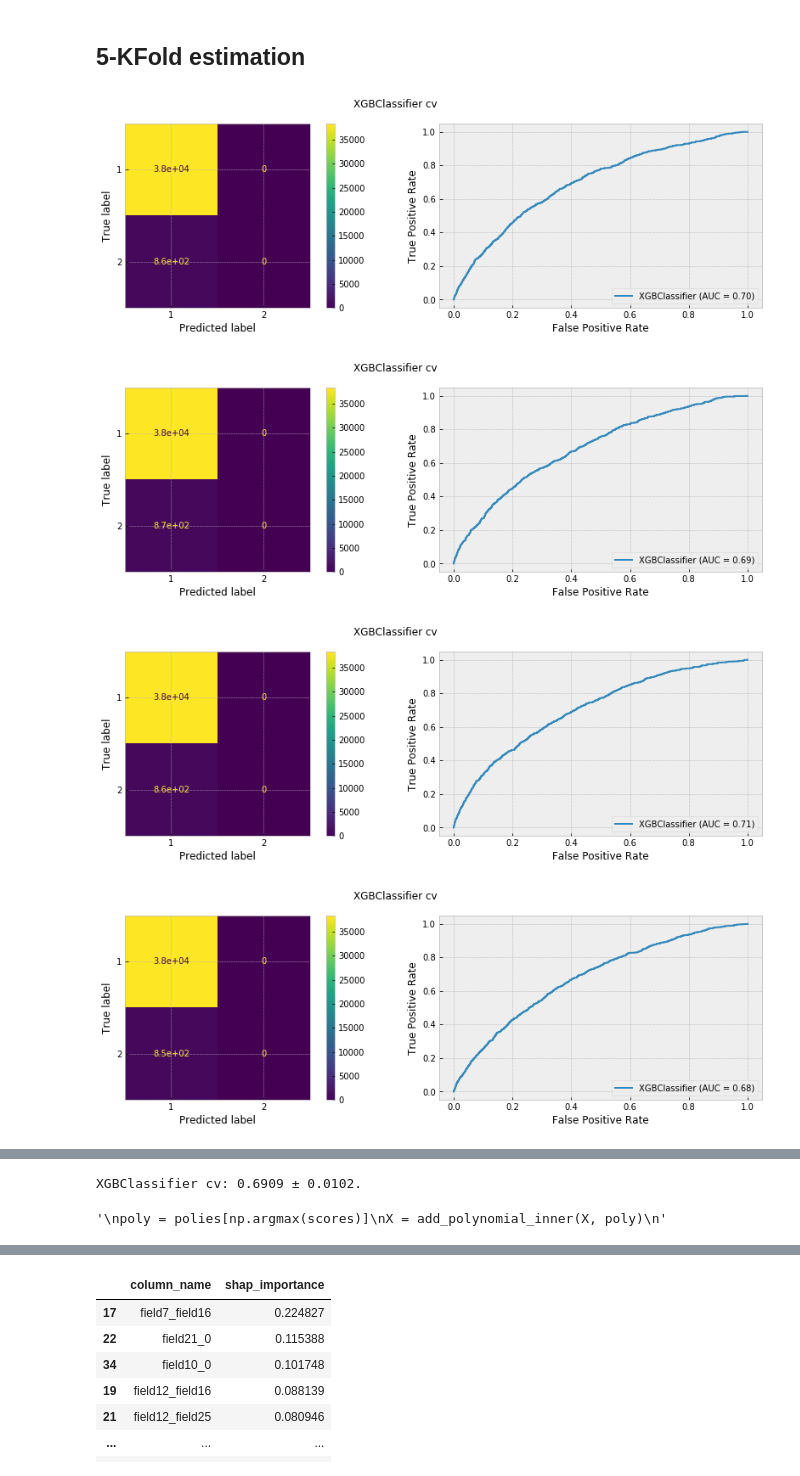
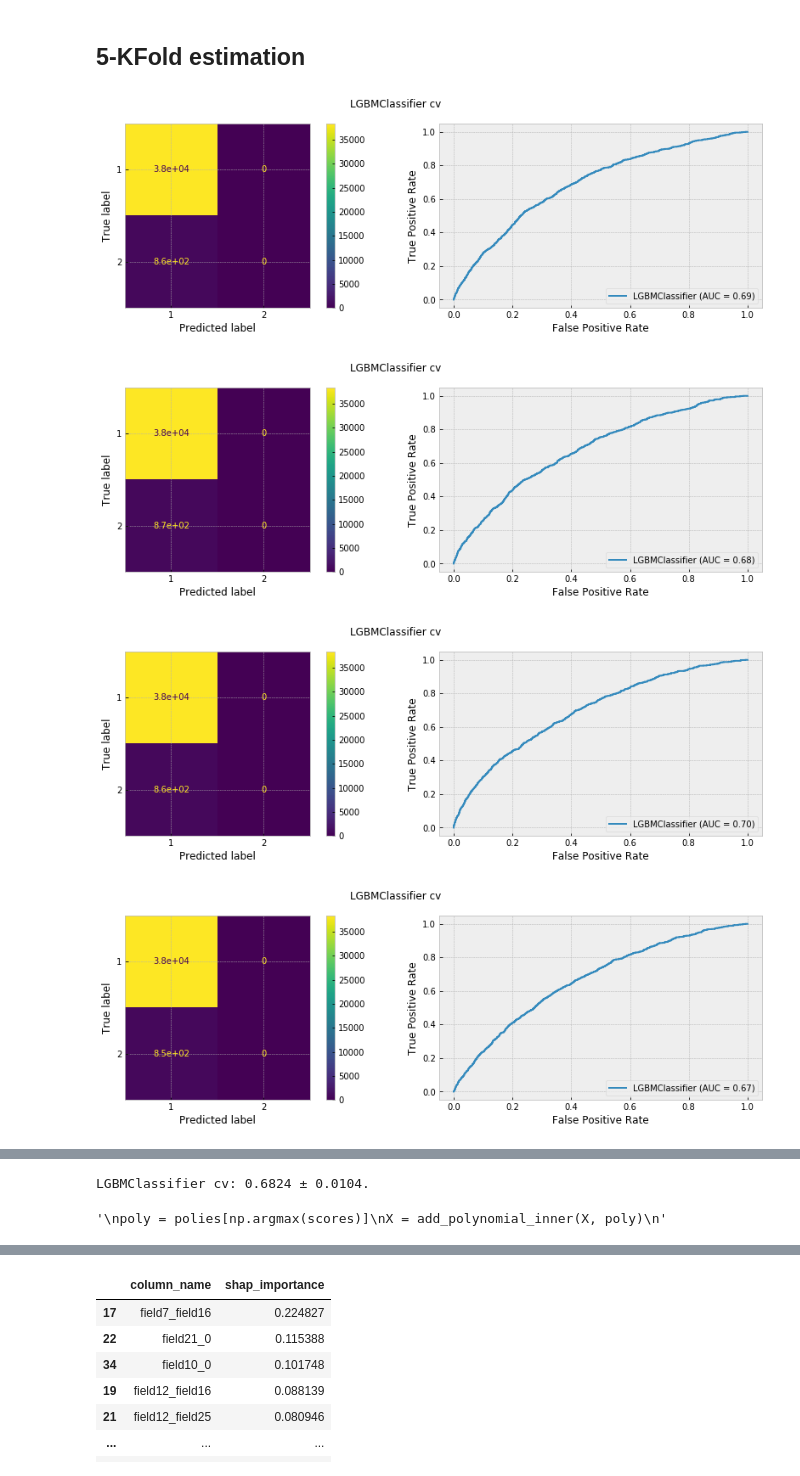
Before and after one commit to andygoosh/OneTwoTrip-Contest, a Jupyter notebook: workinprogress.ipynb, the cells around one changed output, grey strips where cells are left out. Saved outputs shown, nothing was run; the diff lists cells and outputs as text; code cells hidden in the pictures.

```diff
--- a/workinprogress.ipynb
+++ b/workinprogress.ipynb
@@ -148,11 +150,6 @@ To retain the current behavior and silence the warning, pass 'sort=True'.
 | 50% | 0.000000 | -0.238651 | 0.000000 | 15.000000 | 5.000000 | 4.000000 | -0.241109 | 1.000000 | 6.000000 | 1.000000 | 4.000000 | ... |
 | 75% | 13.000000 | 0.149205 | 1.000000 | 19.000000 | 11.000000 | 26.000000 | 0.179090 | 2.000000 | 18.000000 | 1.000000 | 5.000000 | ... |
 | max | 507.000000 | 82.142136 | 1.000000 | 23.000000 | 316.000000 | 928.000000 | 55.225182 | 18.000000 | 340.000000 | 179.000000 | 7.000000 | ... |
-# %%
-X, y = prepare_data(df_train)
-X.describe()
-#sns.countplot(X['field10']);
-#sns.countplot(y.values.ravel());
 # %%
 data_mean, data_std = df_train.field9.mean(), df_train.field9.std()
 cut_off = data_std * 3
@@ -277,6 +276,3 @@ def prepare_data( data, outlier_ratio=0):
   #X['userid'] = data['userid']
 
   return X, y
-# %%
-X, y = prepare_data(df_train) #goosh
-X
@@ -486,7 +490,7 @@ print(counts[0]/counts[1])
 [ 0.51132149 22.58189357]
 44.16378714581894
 # %%
-def get_best_params():
+def get_best_params_xgbc():
   estimators = 298
   return {'base_score': 0.9883241431311958,
   'booster': 'gbtree',
@@ -517,4 +521,29 @@ def get_best_params():
   'tree_method': 'gpu_hist',
   'updater': 'grow_gpu_hist',
   'disable_default_eval_metric': 0,
-  } # 0.6827676748753305
+  }
+
+def get_best_params_lgbm():
+    estimators = 203
+    return {'boosting_type': 'gbdt',
+            'class_weight': None,
+            'colsample_bytree': 0.3811304824216669,
+            'importance_type': 'split',
+            'learning_rate': 0.016659893432998896,
+            'max_depth': 20,
+            'metric': ['logloss', 'auc'],
+            'min_child_samples': 12,
+            'min_child_weight': 0.0036350360157623163,
+            'min_split_gain': 0.9619961904304549,
+            'n_estimators': estimators,
+            'n_jobs': -1,
+            'num_leaves': 32,
+            'objective': 'binary',
+            'random_state': RS,
+            'reg_alpha': 0.8022751137716411,
+            'reg_lambda': 0.8186913351852023,
+            'silent': True,
+            'subsample': 0.5967826661188248,
+            'subsample_for_bin': 200000,
+            'subsample_freq': 14
+            }
@@ -608,33 +673,35 @@ print(sfs1.k_feature_names_)
 # %%
 X, y = prepare_data( df_train )
 
 scores, models, neighbs, polies = fit_estimate(X, y,
         #lambda: skl.ensemble.BaggingClassifier(XGBClassifier(**get_best_params()), n_estimators=10, random_state=RS, oob_score=True),
-        lambda: XGBClassifier(**get_best_params()),
+        #lambda: XGBClassifier(**get_best_params()),
+        lambda: LGBMClassifier(**get_best_params_lgbm()),
+
         n_folds=5, degree=0, n_neighbors=0)
 model = models[np.argmax(scores)]
 
 '''
 neigh = neighbs[np.argmax(scores)]
 X = add_neughbors_inner(X, neigh)
 '''
 '''
 poly = polies[np.argmax(scores)]
 X = add_polynomial_inner(X, poly)
 '''
 #[1/5][2/5][3/5][4/5][5/5]XGBClassifier CV: 0.6876 ± 0.0086. params fine tuning, -f0
 #[1/5][2/5][3/5][4/5][5/5]XGBClassifier CV: 0.6881 ± 0.0090. params fine tuning, -f0, f28 +5 neigh
 #[1/5][2/5][3/5][4/5][5/5]XGBClassifier cv: 0.6885 ± 0.0078. polinomial, 0 neigh
 #[1/5][2/5][3/5][4/5][5/5]XGBClassifier cv: 0.6895 ± 0.0111. polimonial, 5 neigh
 #[1/5][2/5][3/5][4/5][5/5]XGBClassifier cv: 0.6895 ± 0.0092. -1/2 field21, 0 neigh
 # XGBClassifier cv: 0.6907 ± 0.0085. 0 neigh,
 # %% [output]
 [figure]
-[figure, old version]
+[figure, new version]
 [figure]
 [figure]
 [figure]
-XGBClassifier cv: 0.6909 ± 0.0102.
+LGBMClassifier cv: 0.6824 ± 0.0104.
 '\npoly = polies[np.argmax(scores)]\nX = add_polynomial_inner(X, poly)\n'
 # %%
 a = df_train.groupby('userid', as_index=False).count()
```
Also changed, not shown: parts of 21 cells of this notebook.
